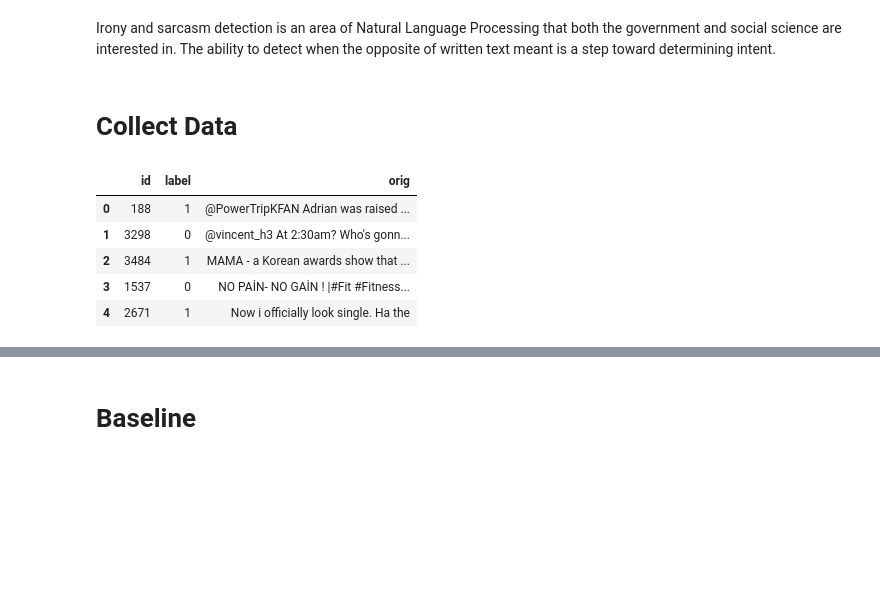
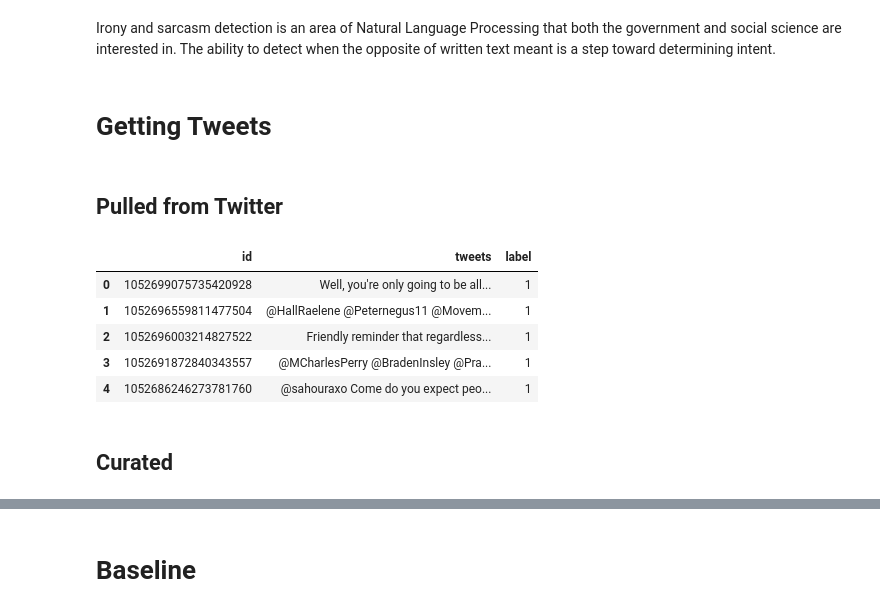
Before and after one commit to csmyth76/Detecting-Sarcasm-on-Twitter, a Jupyter notebook: semanticRel.ipynb, the cells around one changed output, grey strips where cells are left out. Cells and saved outputs as stored; diff of their text form; code cells hidden in the pictures; blank space fills up the shorter version.

```diff
--- a/semanticRel.ipynb
+++ b/semanticRel.ipynb
@@ -229,17 +42,21 @@ The information in this notebook has been taken from twitter and contains explic
 # Introduction
 # %% [markdown]
 Irony and sarcasm detection is an area of Natural Language Processing that both the government and social science are interested in.  The ability to detect when the opposite of written text meant is a step toward determining intent.
-# %% [markdown]
-# Collect Data
+# %% [markdown]
+# Getting Tweets
+# %% [markdown]
+## Pulled from Twitter
 # %%
-train  = pd.read_csv('data/SemEval2018-T3-taskA.txt', sep='\t', header=None)
-train.columns = ['id', 'label', 'orig']
+raw_uncurated  = pd.read_csv('sarcastic_2000_201817_2320.csv')
+#train.columns = ['id', 'label', 'orig']
 # %%
-train.head()
+raw_uncurated.head()
 # %% [output]
-|  | id | label | orig |
-| 0 | 188 | 1 | @PowerTripKFAN Adrian was raised ... |
-| 1 | 3298 | 0 | @vincent_h3 At 2:30am? Who's gonn... |
-| 2 | 3484 | 1 | MAMA - a Korean awards show that ... |
-| 3 | 1537 | 0 | NO PAİN- NO GAİN ! |#Fit #Fitness... |
-| 4 | 2671 | 1 | Now i officially look single. Ha the |
+|  | id | tweets | label |
+| 0 | 1052699075735420928 | Well, you're only going to be all... | 1 |
+| 1 | 1052696559811477504 | @HallRaelene @Peternegus11 @Movem... | 1 |
+| 2 | 1052696003214827522 | Friendly reminder that regardless... | 1 |
+| 3 | 1052691872840343557 | @MCharlesPerry @BradenInsley @Pra... | 1 |
+| 4 | 1052686246273781760 | @sahouraxo Come do you expect peo... | 1 |
+# %% [markdown]
+## Curated
```
Also changed, not shown: parts of 269 cells of this notebook, 1 other file.
